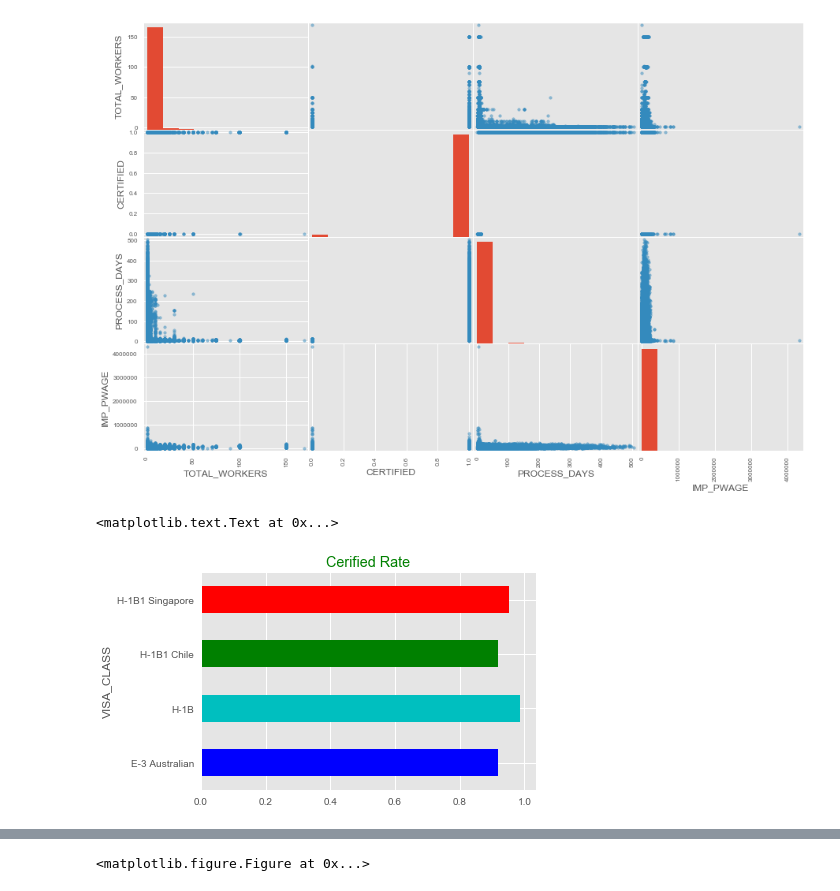
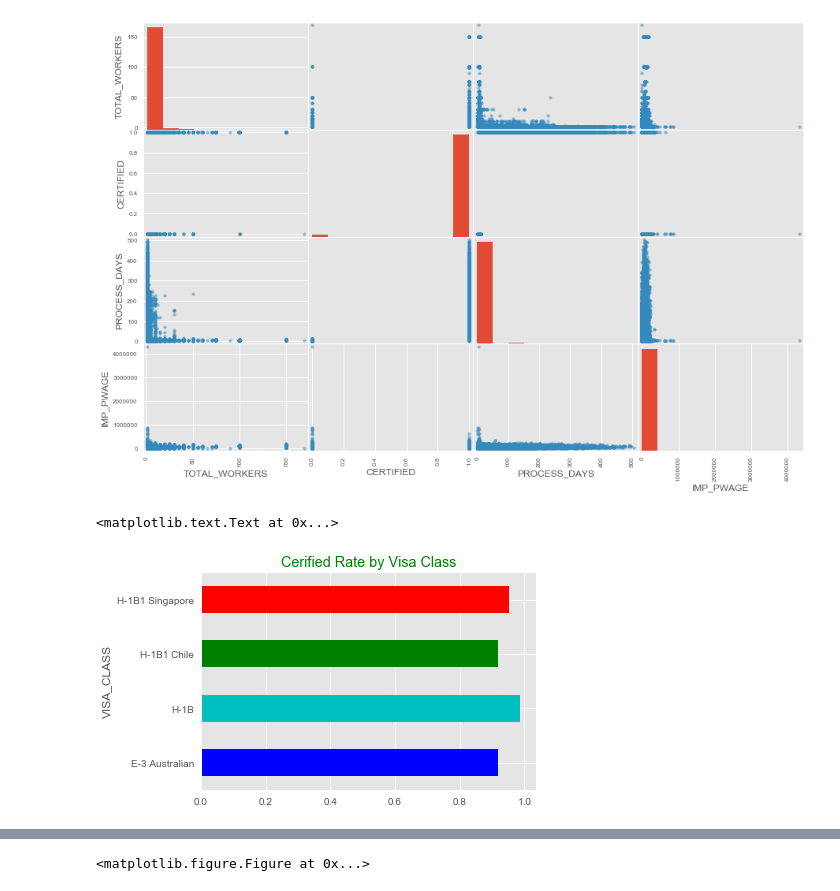
Before and after one commit to adelial/DM_TeamProject, a Jupyter notebook: H1Visa_TeamProject.ipynb, the cells around one changed output, grey strips where cells are left out. Drawn from its saved outputs; the diff is of its cells as text; code cells hidden in the pictures.

```diff
--- a/H1Visa_TeamProject.ipynb
+++ b/H1Visa_TeamProject.ipynb
@@ -446,18 +399,17 @@ ax = scatter_matrix(H1VisaClean_df,figsize=(15, 10))
 # %% [output]
 [figure]
 # %%
-# Plotting grouped information displayed above
+# Plotting grouped information for Certified petitions by VISA_CLASS
 plt.style.use('ggplot')
-
 certified_rate = (H1Visa_df_grouped.CERTIFIED.sum() / H1Visa_df_grouped.CERTIFIED.count())
 
 colors = list(islice(cycle(['b','c','g','r']), None, len(certified_rate)))
 
 ax = certified_rate.plot(kind='barh', color=colors)
-ax.set_title('Cerified Rate', color='G')
+ax.set_title('Cerified Rate by Visa Class', color='G')
 # %% [output]
 <matplotlib.text.Text at 0x...>
-[figure, old version]
+[figure, new version]
 # %%
 #for Color Cycling in visualizations
 from itertools import cycle, islice
```
Also changed, not shown: parts of 26 cells of this notebook.
